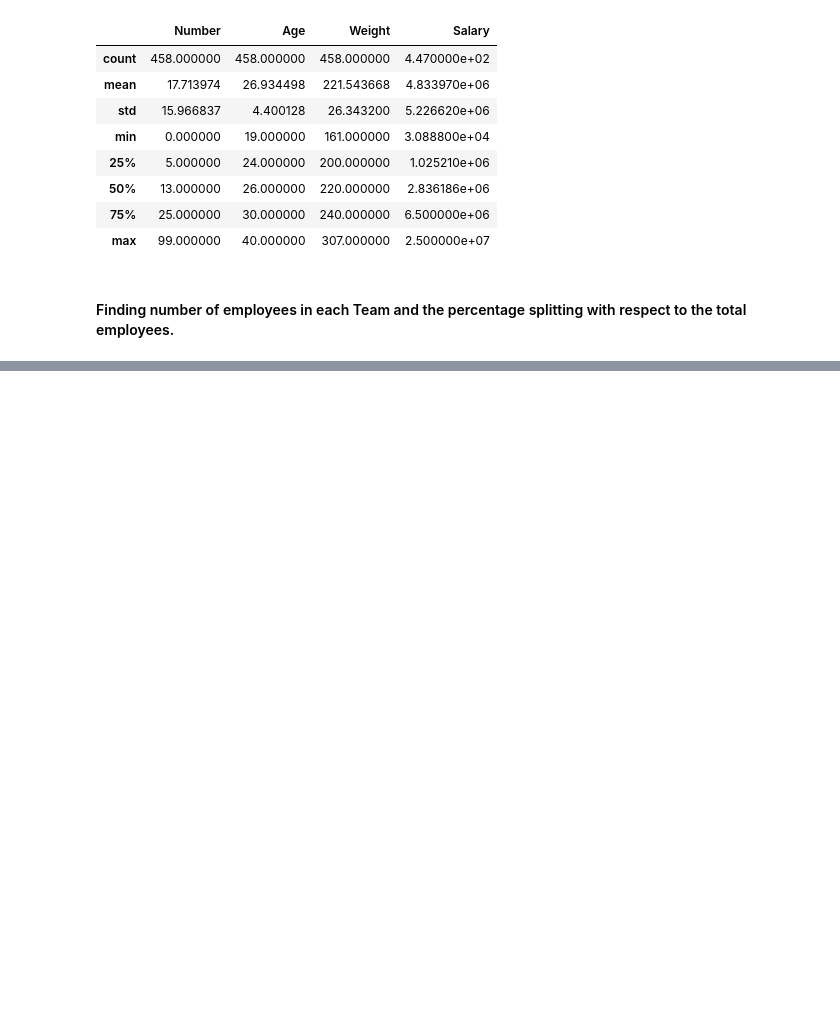
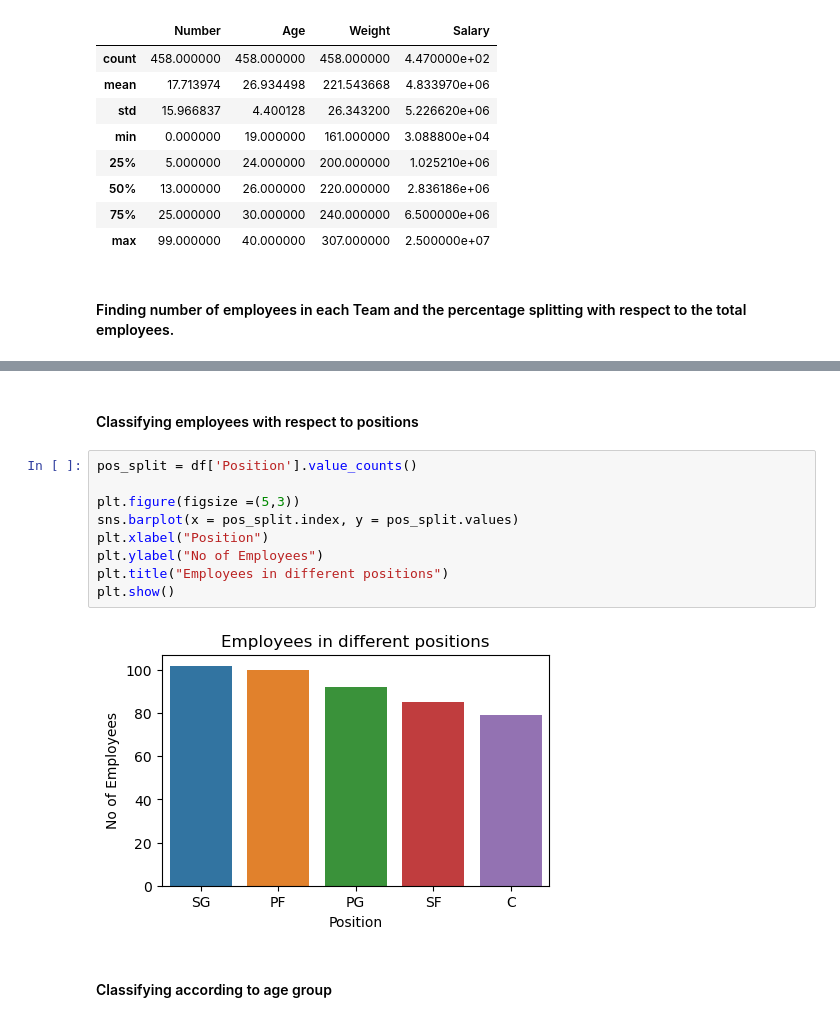
Before and after one commit to Shalini210688/entryprojects, a Jupyter notebook: ABC Company Employee Analysis.ipynb, the cells around one changed output, grey strips where cells are left out. Cells and saved outputs as stored; diff of their text form; blank space fills up the shorter version.

```diff
--- a/ABC Company Employee Analysis.ipynb
+++ b/ABC Company Employee Analysis.ipynb
@@ -103,3 +103,18 @@ fig.show()
 # %% [output]
 [interactive output not drawn]
 [interactive output not drawn]
+# %% [markdown]
+#### Classifying employees with respect to positions
+# %%
+pos_split = df['Position'].value_counts()
+
+plt.figure(figsize =(5,3))
+sns.barplot(x = pos_split.index, y = pos_split.values)
+plt.xlabel("Position")
+plt.ylabel("No of Employees")
+plt.title("Employees in different positions")
+plt.show()
+# %% [output]
+[figure, added]
+# %% [markdown]
+#### Classifying according to age group
```
Also changed, not shown: parts of 3 cells of this notebook.
